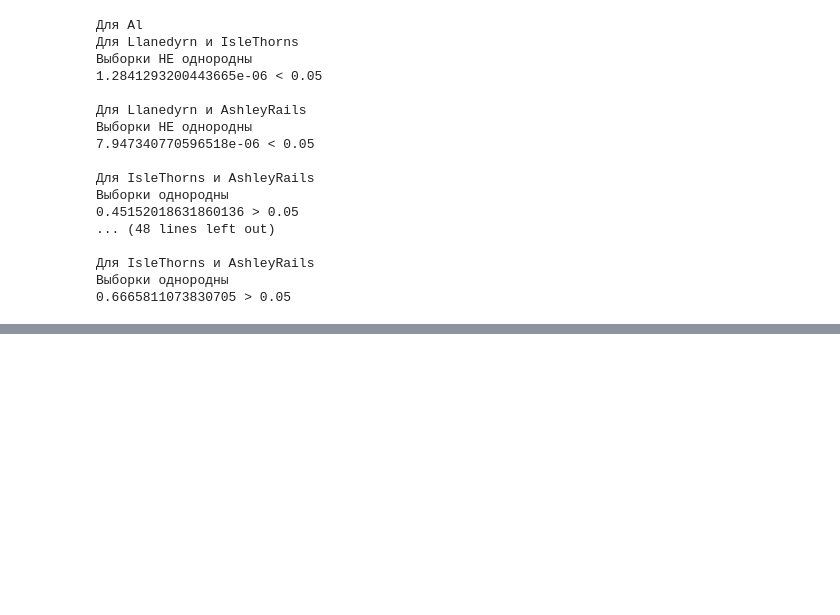
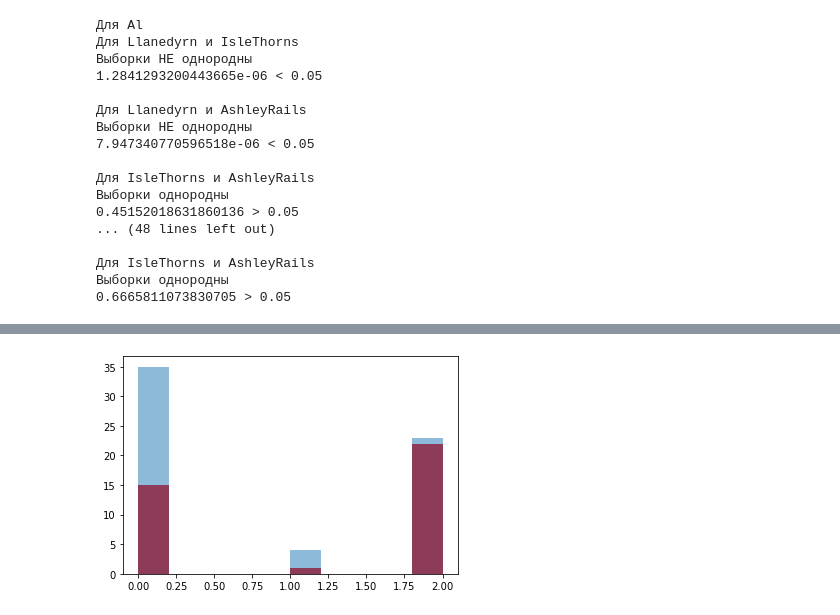
Before and after one commit to IvanBo4kov/data-analysis-fsr, a Jupyter notebook: homework_2/second2.ipynb, the cells around one changed output, grey strips where cells are left out. Cells and saved outputs as stored; diff of their text form; code cells hidden in the pictures; blank space fills up the shorter version.

```diff
--- a/homework_2/second2.ipynb
+++ b/homework_2/second2.ipynb
@@ -517,0 +601,6 @@ for i in range(5):
+# %%
+plt.hist(beg, color='red')
+plt.hist(star, alpha=0.5)
+plt.show()
+# %% [output]
+[figure, added]
```
Also changed, not shown: parts of 14 cells of this notebook.
